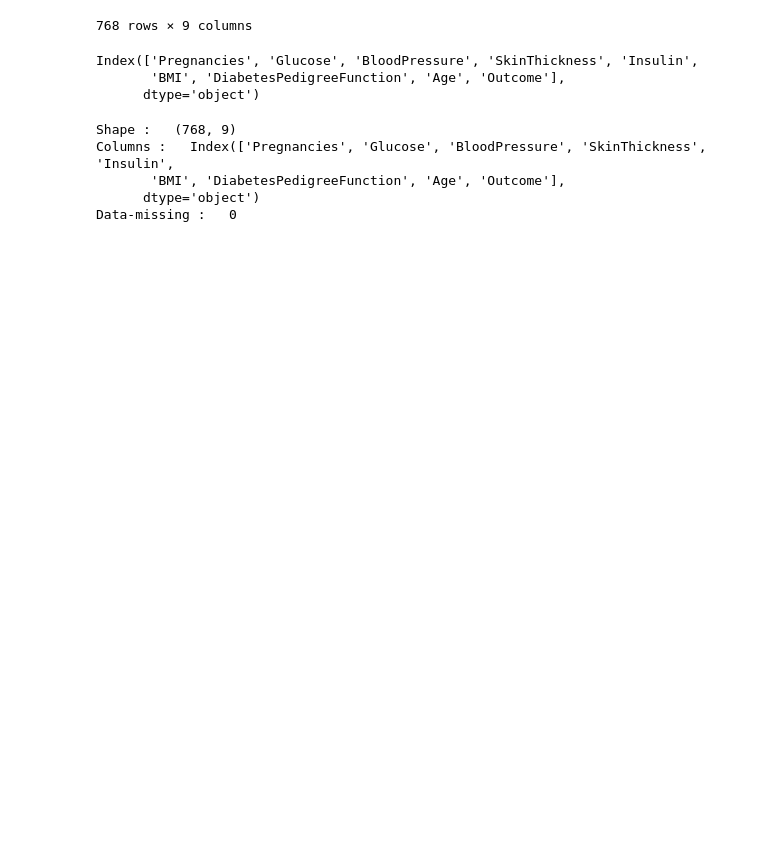
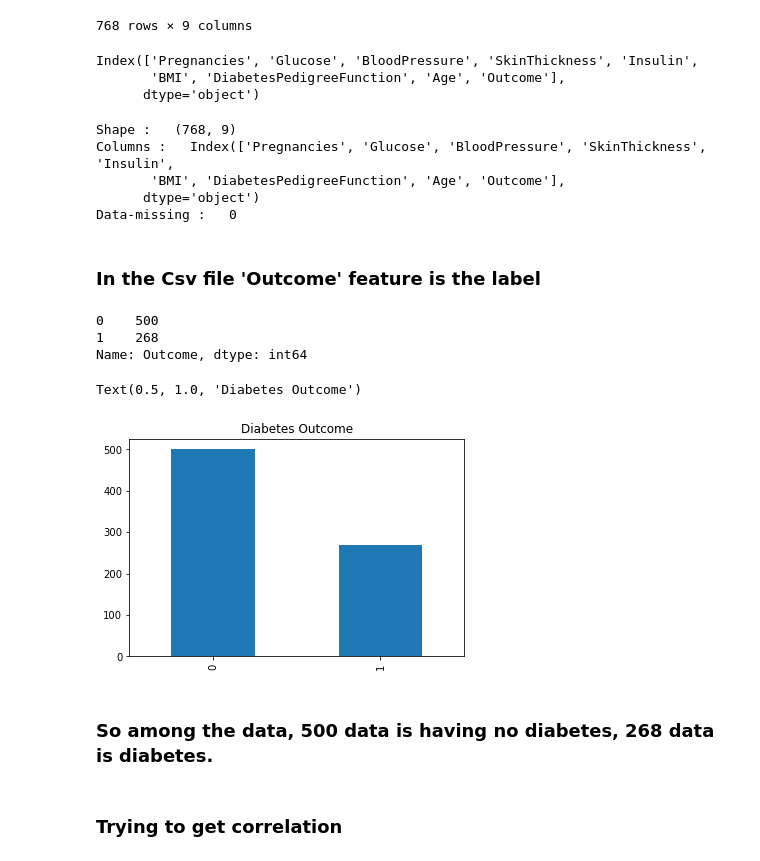
Before and after one commit to Harsh324/ML_projects, a Jupyter notebook: Boston_housing_model/Model1.ipynb, the cells around one changed output. Cells and saved outputs as stored; diff of their text form; code cells hidden in the pictures; blank space fills up the shorter version.

```diff
--- a/Boston_housing_model/Model1.ipynb
+++ b/Boston_housing_model/Model1.ipynb
@@ -41,3 +41,18 @@ Columns :   Index(['Pregnancies', 'Glucose', 'BloodPressure', 'SkinThickness', '
        'BMI', 'DiabetesPedigreeFunction', 'Age', 'Outcome'],
       dtype='object')
 Data-missing :   0
+# %% [markdown]
+### In the Csv file 'Outcome' feature is the label
+# %%
+print(Data.Outcome.value_counts())
+Data['Outcome'].value_counts().plot(kind = 'bar').set_title('Diabetes Outcome')
+# %% [output]
+0    500
+1    268
+Name: Outcome, dtype: int64
+Text(0.5, 1.0, 'Diabetes Outcome')
+[figure, added]
+# %% [markdown]
+### So among the data, 500 data is having no diabetes, 268 data is diabetes.
+# %% [markdown]
+### Trying to get correlation
```
Also changed, not shown: parts of 33 cells of this notebook.
